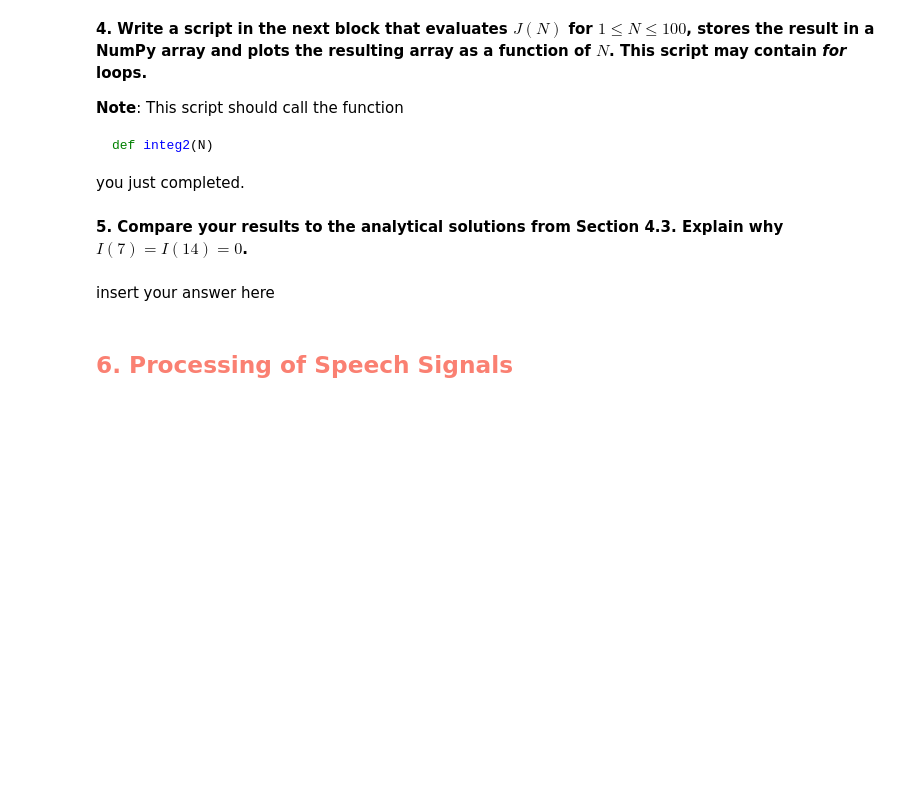
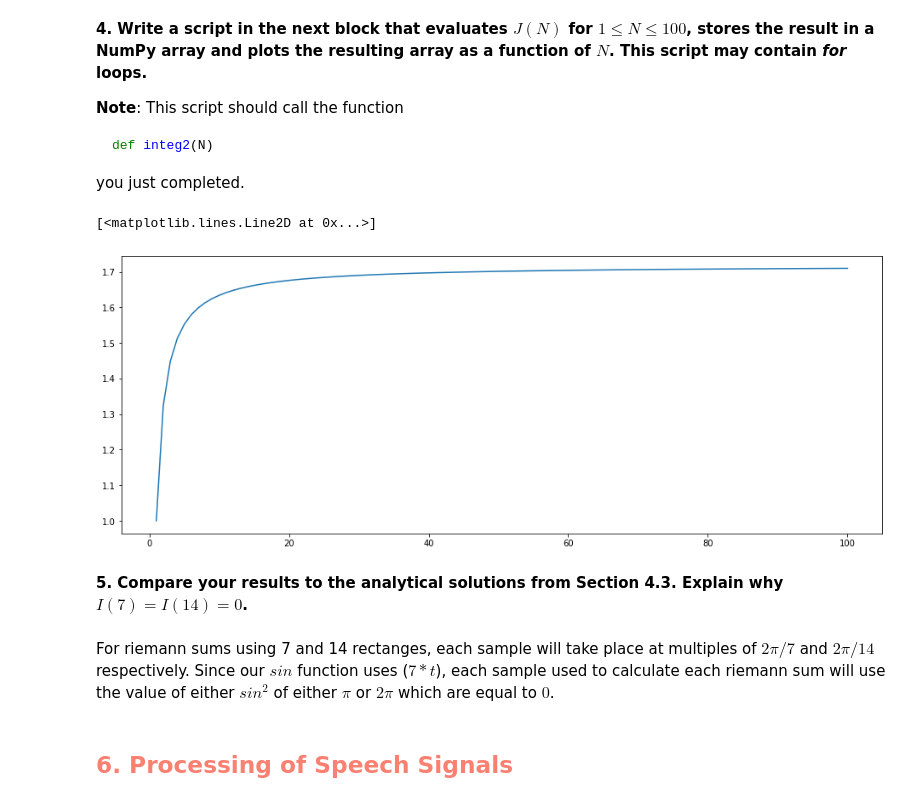
Before and after one commit to JustinWang781/438-Lab01, a Jupyter notebook: lab01_individual_report.ipynb, the cells around one changed output. Cells and saved outputs as stored; diff of their text form; code cells hidden in the pictures; blank space fills up the shorter version.

```diff
--- a/lab01_individual_report.ipynb
+++ b/lab01_individual_report.ipynb
@@ -495,3 +507,10 @@ def integ2(N):
+# %%
+# insert your code here
+def integ2(N):
+  t = np.linspace(0, 1, N, endpoint=False)
+  x = np.exp(t) * 1.0/N
+  J = np.sum(x)
+  return J
 # %% [markdown]
 **4. Write a script in the next block that evaluates $J(N)$ for $1\leqslant N\leqslant 100$, stores the result in a NumPy array and plots the resulting array as a function of $N$. This script may contain _for_ loops.**
 
@@ -505,7 +522,17 @@ you just completed.
+# %%
+# insert your code here
+results = np.empty(100)
+n = np.arange(1,101,1)
+for i in n:
+  results[i-1] = integ2(i)
+plt.plot(n,results)
+# %% [output]
+[<matplotlib.lines.Line2D at 0x...>]
+[figure, added]
 # %% [markdown]
 **5. Compare your results to the analytical solutions from Section 4.3. Explain why $I(7)=I(14)=0$.**
-# %% [markdown]
-insert your answer here
+# %% [markdown]
+For riemann sums using 7 and 14 rectanges, each sample will take place at multiples of $2\pi/7$ and $2\pi/14$ respectively.  Since our $sin$ function uses ($7*t$), each sample used to calculate each riemann sum will use the value of either $sin^2$ of either $\pi$ or $2\pi$ which are equal to $0$.
 # %% [markdown]
 <h2 style="color:salmon;"><left>6. Processing of Speech Signals</left></h2>
 # %% [markdown]
```
Also changed, not shown: parts of 10 cells of this notebook.
